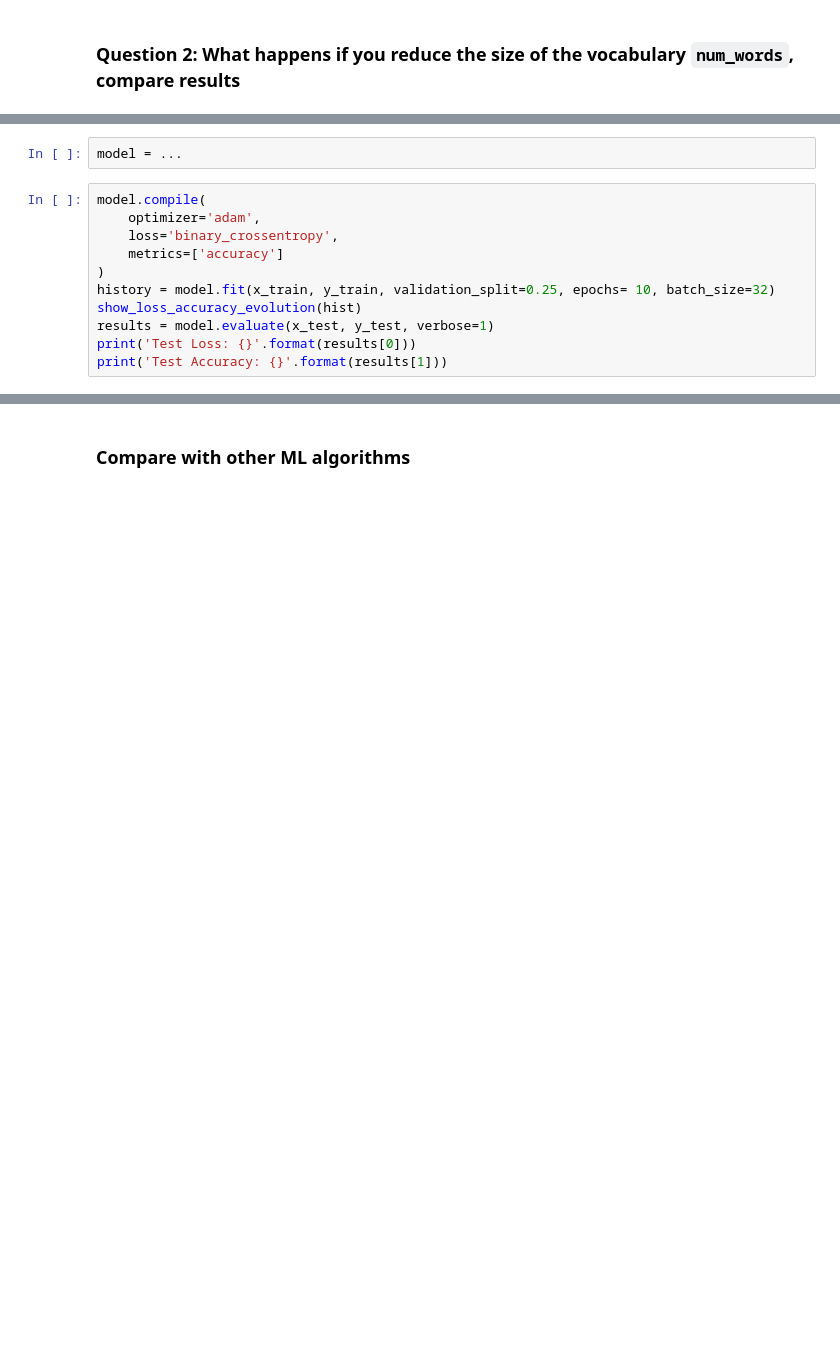
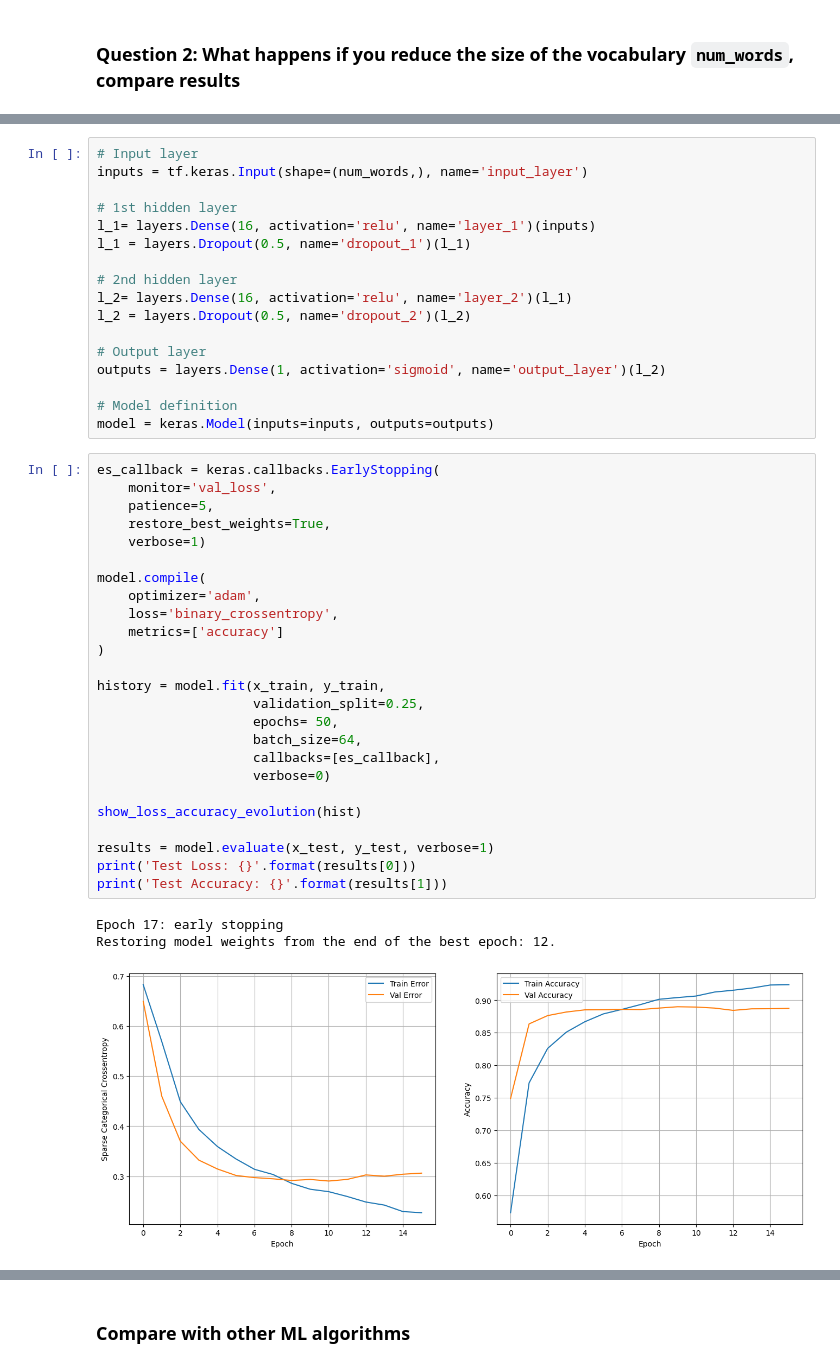
Before and after one commit to antoniotrapote/intro_deep_learning, a Jupyter notebook: notebooks/Fundamentals/04_IMBD_sentiment_binary_classification.ipynb, the cells around one changed output, grey strips where cells are left out. Saved outputs shown, nothing was run; the diff lists cells and outputs as text; blank space fills up the shorter version.

```diff
--- a/notebooks/Fundamentals/04_IMBD_sentiment_binary_classification.ipynb
+++ b/notebooks/Fundamentals/04_IMBD_sentiment_binary_classification.ipynb
@@ -312,13 +470,46 @@ x_train.shape, y_train.shape
-# %%
-model = ...
+# %%
+# Input layer
+inputs = tf.keras.Input(shape=(num_words,), name='input_layer')
+
+# 1st hidden layer
+l_1= layers.Dense(16, activation='relu', name='layer_1')(inputs)
+l_1 = layers.Dropout(0.5, name='dropout_1')(l_1)
+
+# 2nd hidden layer
+l_2= layers.Dense(16, activation='relu', name='layer_2')(l_1)
+l_2 = layers.Dropout(0.5, name='dropout_2')(l_2)
+
+# Output layer
+outputs = layers.Dense(1, activation='sigmoid', name='output_layer')(l_2)
+
+# Model definition
+model = keras.Model(inputs=inputs, outputs=outputs)
 # %%
+es_callback = keras.callbacks.EarlyStopping(
+    monitor='val_loss',
+    patience=5,
+    restore_best_weights=True,
+    verbose=1)
+
 model.compile(
     optimizer='adam',
     loss='binary_crossentropy',
     metrics=['accuracy']
 )
-history = model.fit(x_train, y_train, validation_split=0.25, epochs= 10, batch_size=32)
+
+history = model.fit(x_train, y_train,
+                    validation_split=0.25,
+                    epochs= 50,
+                    batch_size=64,
+                    callbacks=[es_callback],
+                    verbose=0)
+
 show_loss_accuracy_evolution(hist)
+
 results = model.evaluate(x_test, y_test, verbose=1)
 print('Test Loss: {}'.format(results[0]))
 print('Test Accuracy: {}'.format(results[1]))
+# %% [output]
+Epoch 17: early stopping
+Restoring model weights from the end of the best epoch: 12.
+[figure, added]
```
Also changed, not shown: parts of 29 cells of this notebook.
